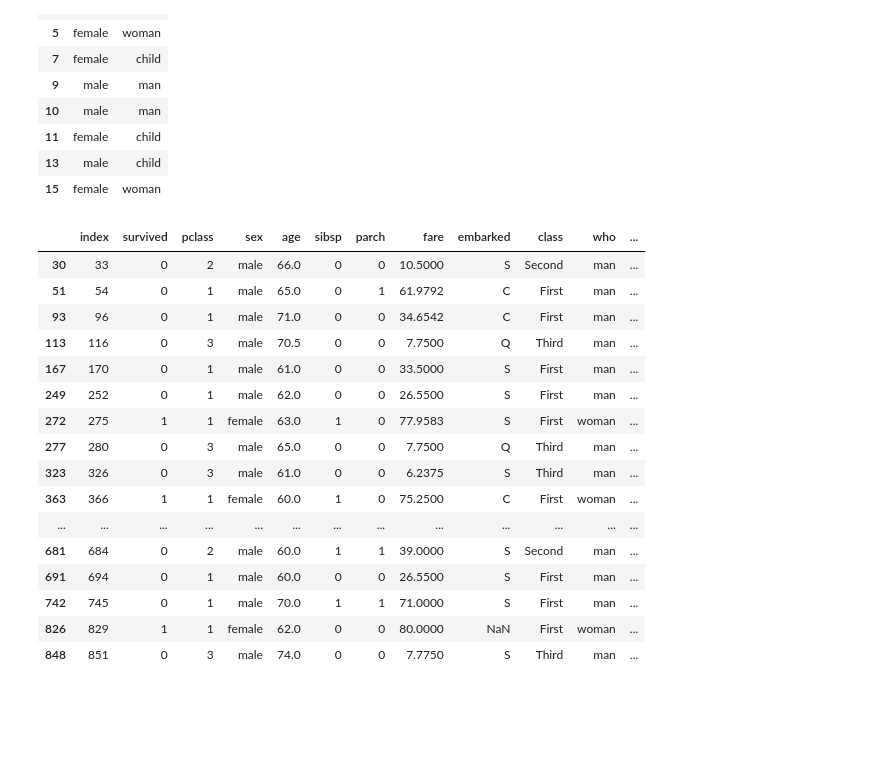
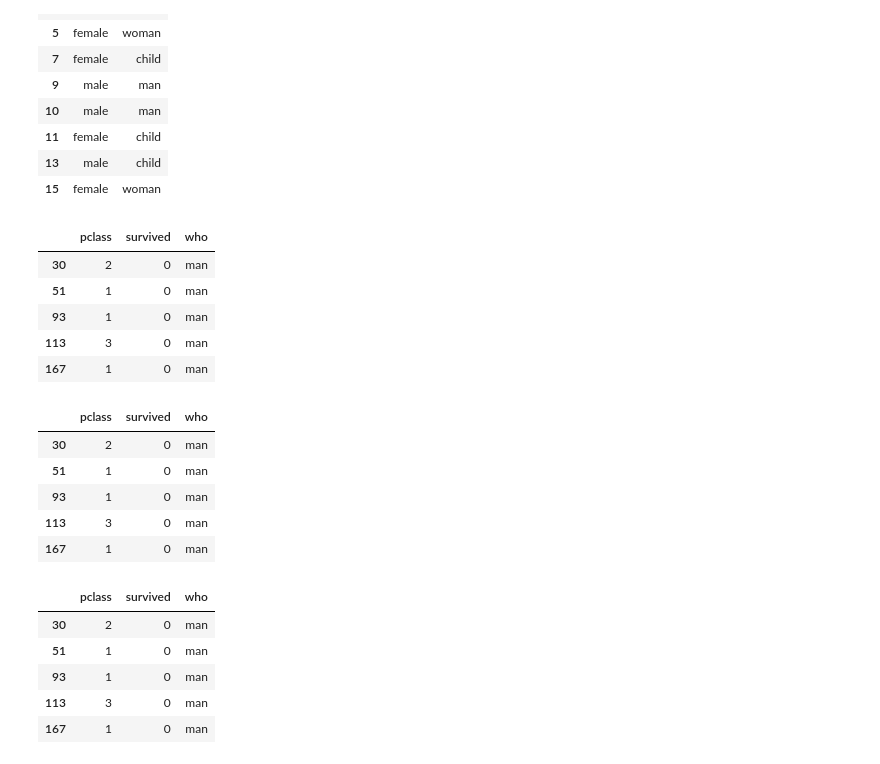
Before and after one commit to Supreme-YS/TIL, a Jupyter notebook: Data_Analysis/Pandas[02].ipynb, the cells around one changed output. Cells and saved outputs as stored; diff of their text form; code cells hidden in the pictures; blank space fills up the shorter version.

```diff
--- a/Data_Analysis/Pandas[02].ipynb
+++ b/Data_Analysis/Pandas[02].ipynb
@@ -553,22 +553,30 @@ datasets_reset_idx_df[datasets_reset_idx_df['pclass'] == 3].iloc[0:10, [3, 10]]
 | 15 | female | woman |
 # %%
 # 나이가 60 이상인 정보만 추출하고 싶다면?
-datasets_reset_idx_df[datasets_reset_idx_df['age'] >= 60]
+# pclass, survived, who?
+datasets_reset_idx_df[datasets_reset_idx_df['age'] >= 60].iloc[:, [2, 1, 10]].head()
 # %% [output]
-|  | index | survived | pclass | sex | age | sibsp | parch | fare | embarked | class | who | ... |
-| 30 | 33 | 0 | 2 | male | 66.0 | 0 | 0 | 10.5000 | S | Second | man | ... |
-| 51 | 54 | 0 | 1 | male | 65.0 | 0 | 1 | 61.9792 | C | First | man | ... |
-| 93 | 96 | 0 | 1 | male | 71.0 | 0 | 0 | 34.6542 | C | First | man | ... |
-| 113 | 116 | 0 | 3 | male | 70.5 | 0 | 0 | 7.7500 | Q | Third | man | ... |
-| 167 | 170 | 0 | 1 | male | 61.0 | 0 | 0 | 33.5000 | S | First | man | ... |
-| 249 | 252 | 0 | 1 | male | 62.0 | 0 | 0 | 26.5500 | S | First | man | ... |
-| 272 | 275 | 1 | 1 | female | 63.0 | 1 | 0 | 77.9583 | S | First | woman | ... |
-| 277 | 280 | 0 | 3 | male | 65.0 | 0 | 0 | 7.7500 | Q | Third | man | ... |
-| 323 | 326 | 0 | 3 | male | 61.0 | 0 | 0 | 6.2375 | S | Third | man | ... |
-| 363 | 366 | 1 | 1 | female | 60.0 | 1 | 0 | 75.2500 | C | First | woman | ... |
-| ... | ... | ... | ... | ... | ... | ... | ... | ... | ... | ... | ... | ... |
-| 681 | 684 | 0 | 2 | male | 60.0 | 1 | 1 | 39.0000 | S | Second | man | ... |
-| 691 | 694 | 0 | 1 | male | 60.0 | 0 | 0 | 26.5500 | S | First | man | ... |
-| 742 | 745 | 0 | 1 | male | 70.0 | 1 | 1 | 71.0000 | S | First | man | ... |
-| 826 | 829 | 1 | 1 | female | 62.0 | 0 | 0 | 80.0000 | NaN | First | woman | ... |
-| 848 | 851 | 0 | 3 | male | 74.0 | 0 | 0 | 7.7750 | S | Third | man | ... |
+|  | pclass | survived | who |
+| 30 | 2 | 0 | man |
+| 51 | 1 | 0 | man |
+| 93 | 1 | 0 | man |
+| 113 | 3 | 0 | man |
+| 167 | 1 | 0 | man |
+# %%
+datasets_reset_idx_df[datasets_reset_idx_df['age'] >= 60][['pclass', 'survived', 'who']].head()
+# %% [output]
+|  | pclass | survived | who |
+| 30 | 2 | 0 | man |
+| 51 | 1 | 0 | man |
+| 93 | 1 | 0 | man |
+| 113 | 3 | 0 | man |
+| 167 | 1 | 0 | man |
+# %%
+datasets_reset_idx_df.loc[ datasets_reset_idx_df['age'] >= 60 , ['pclass', 'survived', 'who']].head()
+# %% [output]
+|  | pclass | survived | who |
+| 30 | 2 | 0 | man |
+| 51 | 1 | 0 | man |
+| 93 | 1 | 0 | man |
+| 113 | 3 | 0 | man |
+| 167 | 1 | 0 | man |
```
